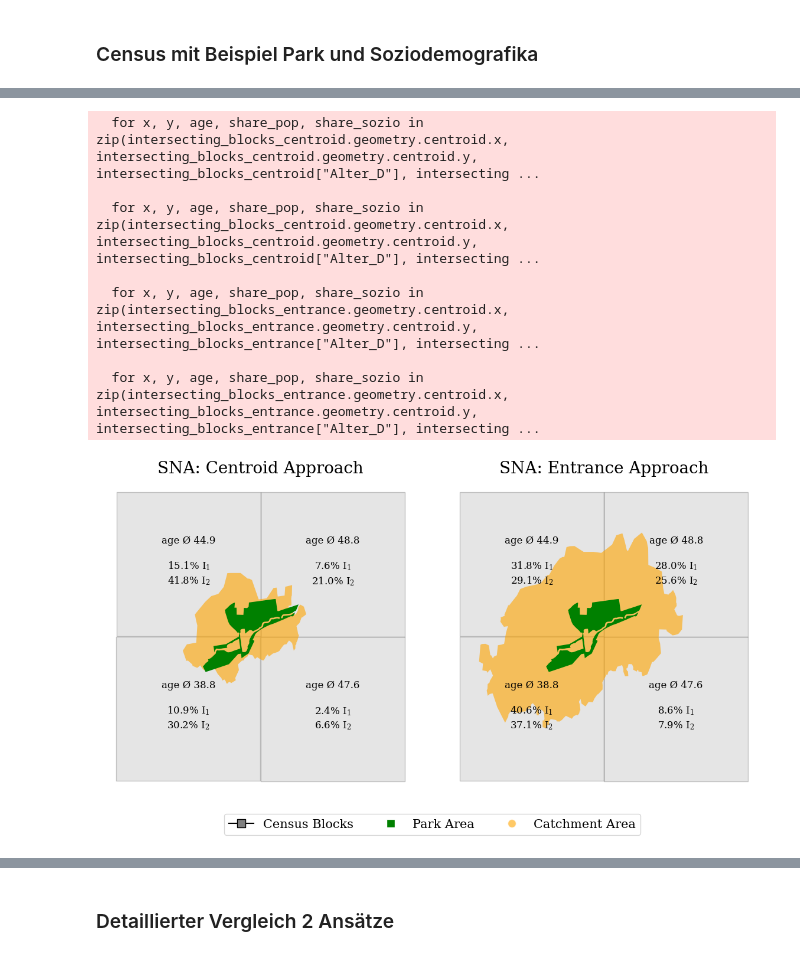
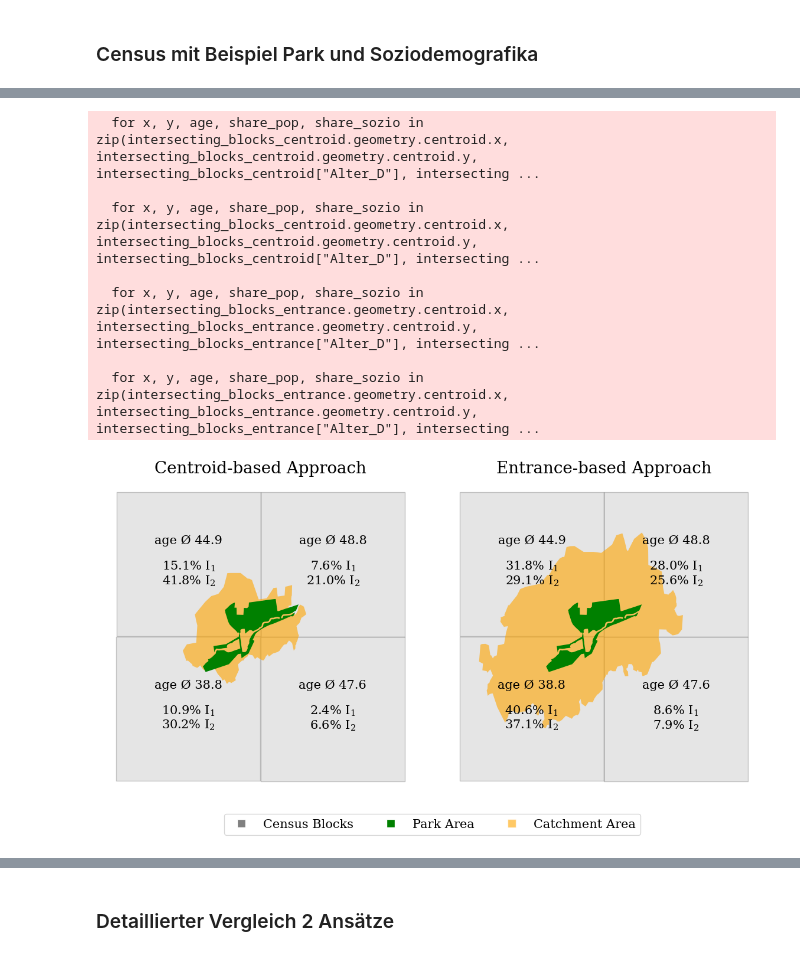
Before and after one commit to NicoLanghans/Master-Thesis, a Jupyter notebook: visualizations/maps.ipynb, the cells around one changed output, grey strips where cells are left out. Drawn from its saved outputs; the diff is of its cells as text; code cells hidden in the pictures.

```diff
--- a/visualizations/maps.ipynb
+++ b/visualizations/maps.ipynb
@@ -171,3 +173,9 @@ census_bbox.head(2)
 |  | Einwohner | Alter_D | unter18_A | ab65_A | Auslaender_A | HHGroesse_D | Leerstandsquote | Wohnfl_Bew_D | ... |
 | 0 | 3 | -9.0 | 0.0 | 0.0 | 0.0 | -1.0 | -1.0 | -9.0 | ... |
 | 1 | 3 | -9.0 | 0.0 | 100.0 | 0.0 | -1.0 | -1.0 | -9.0 | ... |
+# %%
+park_areas = park_areas.drop(park_areas[park_areas.name == 'Oejendorfer Park'].index)
+park_areas = park_areas.drop(park_areas[park_areas.name == 'oejendorfer Park'].index)
+park_areas = park_areas.drop(park_areas[park_areas.name == 'Stadtpark'].index)
+park_areas = park_areas.drop(park_areas[park_areas.name == 'Altonaer Volkspark'].index)
+park_areas = park_areas.drop(park_areas[park_areas.name == 'Waldpark Marienhoehe'].index)
@@ -282,13 +310,13 @@ intersecting_blocks_centroid = centroid_intersection[centroid_intersection["name
 intersecting_blocks_entrance = entrance_intersection[entrance_intersection["name"] == park_name].round({"Alter_D":1, "share_overlap_pop": 1,  "share_overlap_sozio": 1})
 
 fig, ax = plt.subplots(1, 2, figsize=(20, 7))
-font_size = 12
+font_size = 15
 
 # Plotting Centroid Approach Data
 intersecting_blocks_centroid.plot(ax=ax[0], facecolor = 'grey', edgecolor = 'black', alpha = 0.2, label = 'Census Blocks')
 catchment_centroid_park_df.plot(ax=ax[0],facecolor = 'orange',alpha = 0.6, label = 'Catchment Area')
 park_area.plot(ax=ax[0], facecolor = 'green', label = "Park")
-ax[0].set_title('SNA: Centroid Approach',fontsize = 20, fontfamily ='serif')
+ax[0].set_title('Centroid-based Approach',fontsize = 20, fontfamily ='serif')
 
 for x, y, age, share_pop, share_sozio in zip(intersecting_blocks_centroid.geometry.centroid.x, intersecting_blocks_centroid.geometry.centroid.y, intersecting_blocks_centroid["Alter_D"], intersecting_blocks_centroid["share_overlap_pop"],intersecting_blocks_centroid["share_overlap_sozio"]):
     ax[0].text(x, y+0.0015, "age Ø "+str(age),font =FontProperties(family='serif', size = font_size), ha='center', va='center')
@@ -297,37 +325,38 @@ for x, y, age, share_pop, share_sozio in zip(intersecting_blocks_centroid.geomet
 
 # Plotting Entrance Approach Data
 intersecting_blocks_entrance.plot(ax=ax[1], facecolor = 'grey', edgecolor = 'black', alpha = 0.2, label = 'Census Blocks')
 catchment_entrance_park_df.plot(ax=ax[1],facecolor = 'orange',alpha = 0.6, label = 'Catchment Area')
 park_area.plot(ax=ax[1], facecolor = 'green', label = "Park")
-ax[1].set_title('SNA: Entrance Approach',fontsize = 20, fontfamily ='serif')
+ax[1].set_title('Entrance-based Approach',fontsize = 20, fontfamily ='serif')
 
 for x, y, age, share_pop, share_sozio in zip(intersecting_blocks_entrance.geometry.centroid.x, intersecting_blocks_entrance.geometry.centroid.y, intersecting_blocks_entrance["Alter_D"], intersecting_blocks_entrance["share_overlap_pop"],intersecting_blocks_entrance["share_overlap_sozio"]):
     ax[1].text(x, y+0.0015, "age Ø "+str(age),font =FontProperties(family='serif', size = font_size), ha='center', va='center')
     ax[1].text(x, y-0.00009, str(share_pop) + "% "+ "$\mathregular{I_1}$", font =FontProperties(family='serif', size = font_size), ha='center', va='center')
     ax[1].text(x, y-0.001, str(share_sozio) + "% "+ "$\mathregular{I_2}$", font =FontProperties(family='serif', size = font_size), ha='center', va='center')
 
 
 # Legend configurations
 legend_elements = [
-    Line2D([0], [0], marker='s', color='black', markerfacecolor='grey',  markersize=10, label='Census Blocks'),
+    Line2D([0], [0], marker='s', color='w', markerfacecolor='grey',  markersize=10, label='Census Blocks'),
     Line2D([0], [0], marker='s', color='w', markerfacecolor='green', markersize=10, label='Park Area'),
-    Line2D([0], [0], marker='o', color='w', markerfacecolor='orange', alpha = 0.6 ,markersize=10, label='Catchment Area')
+    Line2D([0], [0], marker='s', color='w', markerfacecolor='orange', alpha = 0.6 ,markersize=10, label='Catchment Area')
 ]
 
 fig.legend(handles=legend_elements, loc='lower center', prop = FontProperties(family='serif', size = 15),ncol=3)
 ax[0].set_axis_off()
 ax[1].set_axis_off()
 
 plt.subplots_adjust(wspace = -0.4)
+plt.savefig('census_catchment_calculation.png', bbox_inches='tight')
 # %% [output]
   for x, y, age, share_pop, share_sozio in zip(intersecting_blocks_centroid.geometry.centroid.x, intersecting_blocks_centroid.geometry.centroid.y, intersecting_blocks_centroid["Alter_D"], intersecting ...
 
   for x, y, age, share_pop, share_sozio in zip(intersecting_blocks_centroid.geometry.centroid.x, intersecting_blocks_centroid.geometry.centroid.y, intersecting_blocks_centroid["Alter_D"], intersecting ...
 
   for x, y, age, share_pop, share_sozio in zip(intersecting_blocks_entrance.geometry.centroid.x, intersecting_blocks_entrance.geometry.centroid.y, intersecting_blocks_entrance["Alter_D"], intersecting ...
 
   for x, y, age, share_pop, share_sozio in zip(intersecting_blocks_entrance.geometry.centroid.x, intersecting_blocks_entrance.geometry.centroid.y, intersecting_blocks_entrance["Alter_D"], intersecting ...
-[figure, old version]
+[figure, new version]
 # %%
 entrance_intersection
 test = entrance_intersection[entrance_intersection["name"] == park_name]
```
Also changed, not shown: parts of 8 cells of this notebook, 15 other files.
